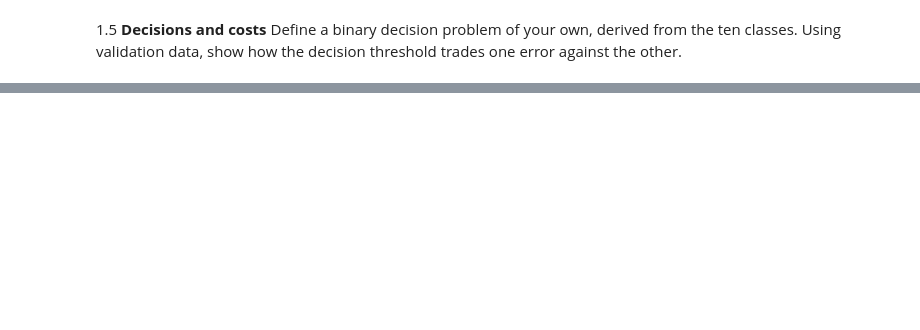
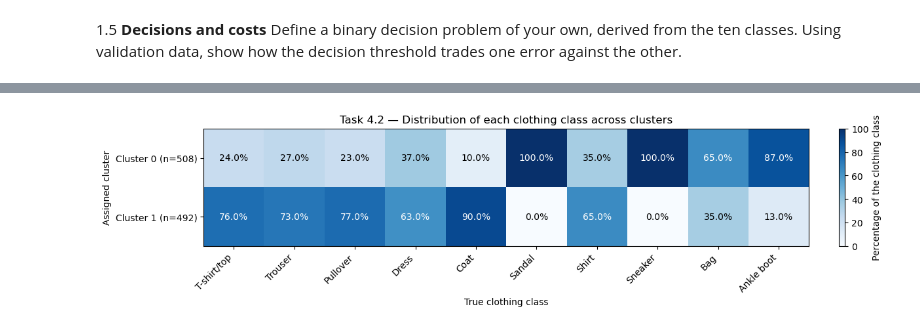
Before and after one commit to selvathandavarayan-crypto/ec251098-ML, a Jupyter notebook: ML_CW_2026.ipynb, the cells around one changed output, grey strips where cells are left out. Saved outputs shown, nothing was run; the diff lists cells and outputs as text; code cells hidden in the pictures; blank space fills up the shorter version.

```diff
--- a/ML_CW_2026.ipynb
+++ b/ML_CW_2026.ipynb
@@ -1012,0 +2214,27 @@ register.to_csv(register_path, index=False)
+# %%
+#showing the class distribution using a heatmap
+fig, ax = plt.subplots(figsize=(12, max(3, chosen_k * 0.8)),layout="constrained",)
+
+heatmap = ax.imshow(within_class_pct.to_numpy(),cmap="Blues",vmin=0,vmax=100,aspect="auto",)
+
+ax.set_xticks(range(len(class_names)), labels=class_names)
+plt.setp(ax.get_xticklabels(), rotation=45, ha="right")
+
+ax.set_yticks(range(chosen_k),labels=[
+        f"Cluster {c} (n={cluster_sizes.loc[c]})" for c in range(chosen_k)],)
+
+for cluster in range(chosen_k):
+    for class_id in range(len(class_names)):
+        value = within_class_pct.iloc[cluster, class_id]
+        ax.text( class_id, cluster, f"{value:.1f}%",
+            ha="center", va="center", color="white" if value > 50 else "black",)
+
+ax.set_title("Task 4.2 — Distribution of each clothing class across clusters")
+ax.set_xlabel("True clothing class")
+ax.set_ylabel("Assigned cluster")
+
+fig.colorbar(heatmap, ax=ax, label="Percentage of the clothing class")
+fig.savefig(part4_2_dir / "class_distribution.png",dpi=150,bbox_inches="tight",)
+plt.show()
+# %% [output]
+[figure, added]
```
Also changed, not shown: parts of 70 cells of this notebook.
